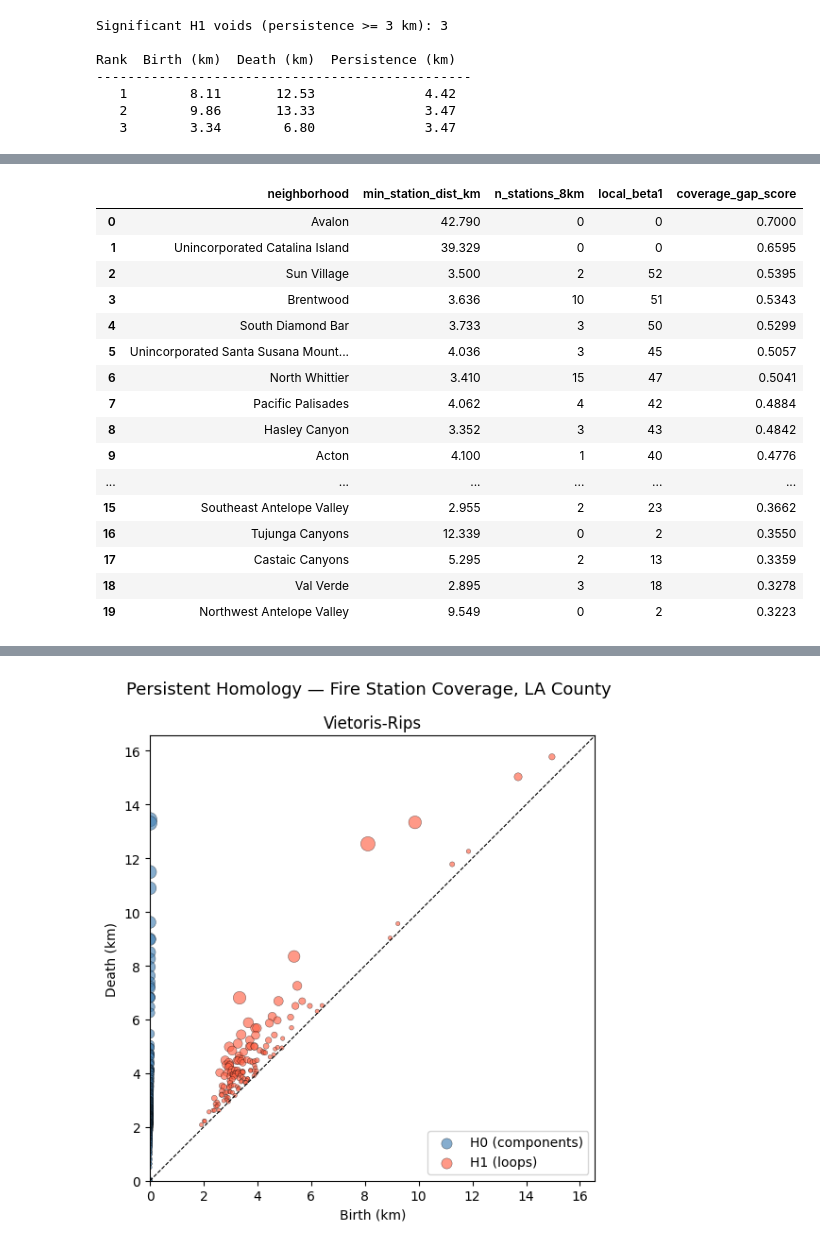
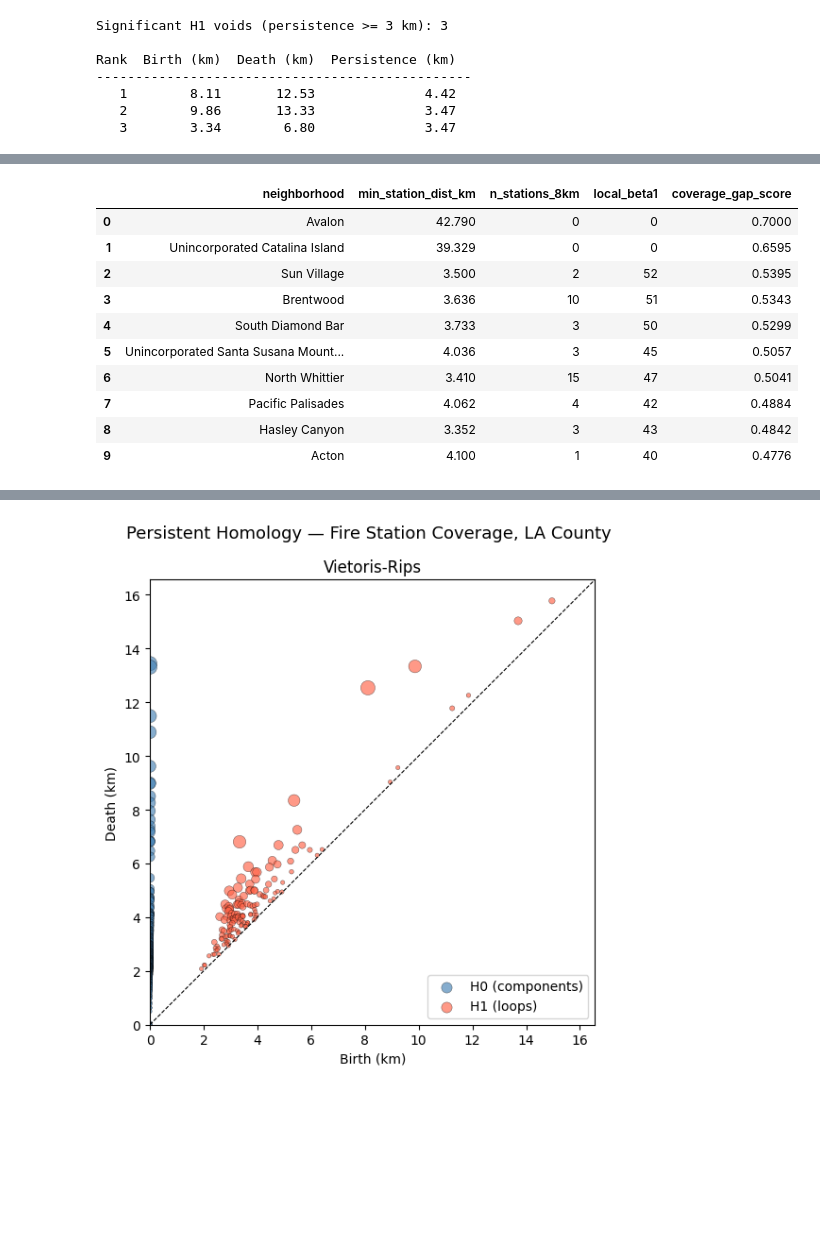
Before and after one commit to danielqhtruong/MATH497_Research_TDA, a Jupyter notebook: PH/FireStations_PH/tda_fire_stations_ph.ipynb, the cells around one changed output, grey strips where cells are left out. Drawn from its saved outputs; the diff is of its cells as text; code cells hidden in the pictures; blank space fills up the shorter version.

```diff
--- a/PH/FireStations_PH/tda_fire_stations_ph.ipynb
+++ b/PH/FireStations_PH/tda_fire_stations_ph.ipynb
@@ -477,55 +346,64 @@ Each of the 272 named neighborhoods receives a **composite coverage gap score**
 
 All components are min-max normalised to [0, 1] before weighting. Score closer to 1 = more vulnerable.
 # %%
-def score_neighborhoods(stations_proj, county_proj, coords_m,
-                         diag_rips, eval_radius_m=8_000):
+def min_max_scale(series):
+    """Scale a pandas Series to [0, 1]. Returns all-zero if range is zero."""
+    lo, hi = series.min(), series.max()
+    return (series - lo) / (hi - lo) if hi > lo else series * 0
+
+
+def score_neighborhoods(stations_proj, county_proj, coords_m, diag_rips,
+                        eval_radius_m=8_000):
     """Assign a coverage gap score to each named neighborhood."""
-    county_c = county_proj.copy()
-    county_c["centroid"] = county_c.geometry.centroid
 
-    rows = []
-    for _, row in county_c.iterrows():
-        cx, cy      = row["centroid"].x, row["centroid"].y
-        centroid_m  = np.array([cx, cy])
-        dists       = np.sqrt(((coords_m - centroid_m)**2).sum(1))
+    records = []
 
-        min_dist    = dists.min()
-        n_nearby    = int((dists <= eval_radius_m).sum())
-        area_km2    = row.geometry.area / 1e6
-        density     = n_nearby / max(area_km2, 0.01)
+    for _, hood in county_proj.iterrows():
+        centroid = hood.geometry.centroid
+        centroid_xy = np.array([centroid.x, centroid.y])
 
-        # Local β₁: H1 features alive at this gap distance
-        local_b1 = sum(1 for b, d in diag_rips["H1"] if b <= min_dist <= d)
+        # Distance from this neighborhood's centroid to every station
+        dists_to_stations = np.sqrt(((coords_m - centroid_xy) ** 2).sum(axis=1))
 
-        rows.append({
-            "neighborhood"          : row.get("name", "Unknown"),
-            "area_km2"              : round(area_km2, 2),
-            "min_station_dist_km"   : round(min_dist / 1000, 3),
-            "n_stations_8km"        : n_nearby,
-            "station_density_km2"   : round(density, 4),
-            "local_beta1"           : local_b1,
-            "nearest_dept"          : stations_proj.iloc[dists.argmin()]["department"],
+        min_dist    = dists_to_stations.min()
+        nearest_idx = dists_to_stations.argmin()
+        area_km2    = hood.geometry.area / 1e6
+
+        n_stations_nearby = int((dists_to_stations <= eval_radius_m).sum())
+        station_density   = n_stations_nearby / max(area_km2, 0.01)
+
+        # Count H1 loops alive at the distance to the nearest station
+        local_beta1 = sum(
+            1 for birth, death in diag_rips["H1"]
+            if birth <= min_dist <= death
+        )
+
+        records.append({
+            "neighborhood"        : hood.get("name", "Unknown"),
+            "area_km2"            : round(area_km2, 2),
+            "min_station_dist_km" : round(min_dist / 1000, 3),
+            "n_stations_8km"      : n_stations_nearby,
+            "station_density_km2" : round(station_density, 4),
+            "local_beta1"         : local_beta1,
+            "nearest_dept"        : stations_proj.iloc[nearest_idx]["department"],
         })
 
-    df = pd.DataFrame(rows)
+    df = pd.DataFrame(records)
 
-    # Normalise + composite score
-    def n01(s):
-        r = s.max() - s.min()
-        return (s - s.min()) / r if r > 0 else s * 0
-
+    # Composite score: higher = more vulnerable
     df["coverage_gap_score"] = (
-        W_DIST    * n01(df["min_station_dist_km"]) +
-        W_BETA1   * n01(df["local_beta1"]) +
-        W_DENSITY * (1 - n01(df["station_density_km2"]))
+        W_DIST    * min_max_scale(df["min_station_dist_km"]) +
+        W_BETA1   * min_max_scale(df["local_beta1"]) +
+        W_DENSITY * (1 - min_max_scale(df["station_density_km2"]))
     ).round(4)
 
     return df.sort_values("coverage_gap_score", ascending=False).reset_index(drop=True)
 
+
 vuln_df = score_neighborhoods(stations_proj, county_proj, coords_m, diag_rips)
 
-print("Top 20 Most Vulnerable Neighborhoods:")
-vuln_df.head(20)[["neighborhood", "min_station_dist_km",
+print("Top 10 Most Vulnerable Neighborhoods:")
+vuln_df.head(10)[["neighborhood", "min_station_dist_km",
                    "n_stations_8km", "local_beta1",
                    "coverage_gap_score"]]
 # %% [output]
@@ -533,18 +411,12 @@ Top 20 Most Vulnerable Neighborhoods:
 |  | neighborhood | min_station_dist_km | n_stations_8km | local_beta1 | coverage_gap_score |
 | 0 | Avalon | 42.790 | 0 | 0 | 0.7000 |
 | 1 | Unincorporated Catalina Island | 39.329 | 0 | 0 | 0.6595 |
 | 2 | Sun Village | 3.500 | 2 | 52 | 0.5395 |
 | 3 | Brentwood | 3.636 | 10 | 51 | 0.5343 |
 | 4 | South Diamond Bar | 3.733 | 3 | 50 | 0.5299 |
 | 5 | Unincorporated Santa Susana Mount... | 4.036 | 3 | 45 | 0.5057 |
 | 6 | North Whittier | 3.410 | 15 | 47 | 0.5041 |
 | 7 | Pacific Palisades | 4.062 | 4 | 42 | 0.4884 |
 | 8 | Hasley Canyon | 3.352 | 3 | 43 | 0.4842 |
 | 9 | Acton | 4.100 | 1 | 40 | 0.4776 |
-| ... | ... | ... | ... | ... | ... |
-| 15 | Southeast Antelope Valley | 2.955 | 2 | 23 | 0.3662 |
-| 16 | Tujunga Canyons | 12.339 | 0 | 2 | 0.3550 |
-| 17 | Castaic Canyons | 5.295 | 2 | 13 | 0.3359 |
-| 18 | Val Verde | 2.895 | 3 | 18 | 0.3278 |
-| 19 | Northwest Antelope Valley | 9.549 | 0 | 2 | 0.3223 |
 # %% [markdown]
```
Also changed, not shown: parts of 38 cells of this notebook, 7 other files.
